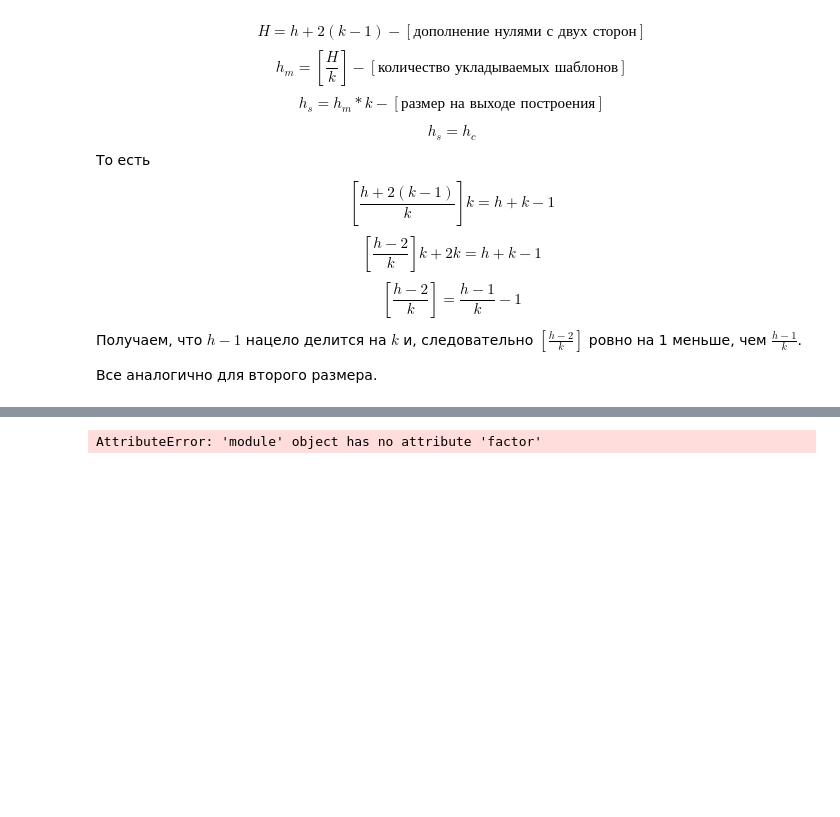
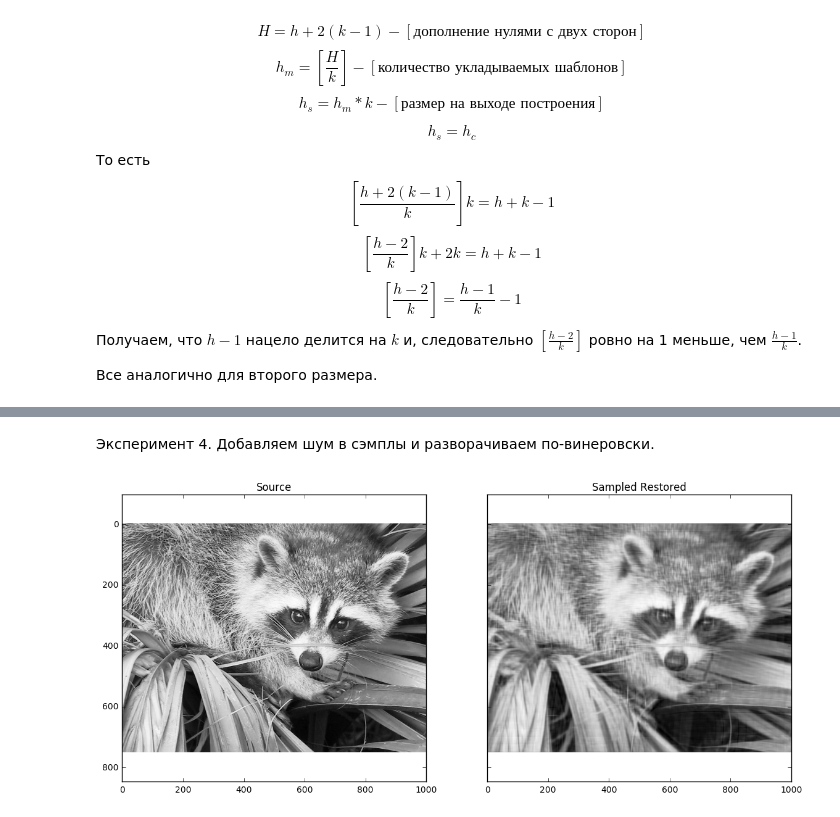
Before and after one commit to sky-mart/xray, a Jupyter notebook: SciPy/There And Back Again.ipynb, the cells around one changed output, grey strips where cells are left out. Saved outputs shown, nothing was run; the diff lists cells and outputs as text; code cells hidden in the pictures; blank space fills up the shorter version.

```diff
--- a/SciPy/There And Back Again.ipynb
+++ b/SciPy/There And Back Again.ipynb
@@ -180,4 +248,26 @@ show_pics([src, direct_rest], ["Source", "Directly Restored"])
-# %%
-help(np.factor)
-# %% [output]
-AttributeError: 'module' object has no attribute 'factor'
+# %% [markdown]
+Эксперимент 4. Добавляем шум в сэмплы и разворачиваем по-винеровски.
+# %%
+k = 25
+psf = np.ones((k, k)) / k ** 2
+
+src = face(gray=True); # imread("../images/peka.png", flatten=True)
+
+if src.shape[0] % k != 1:
+    src = src[:-((src.shape[0] % k) - 1),:]
+if src.shape[1] % k != 1:
+    src = src[:,:-((src.shape[1] % k) - 1)]
+
+samples = generate_samples(src, psf)
+
+sigma = 0.2
+for i in xrange(samples.shape[0]):
+    for j in xrange(samples.shape[1]):
+        samples[i,j] += np.random.normal(0, sigma, samples[i,j].shape)
+
+sampled_conv = conv_from_samples(samples)
+snr = sampled_conv[psf.shape[0]-1:-(psf.shape[0]-1),psf.shape[1]-1:-(psf.shape[1]-1)].mean() / sigma
+sampled_rest = wiener_deconv2_adjsize(sampled_conv, psf, snr)
+show_pics([src, sampled_rest], ["Source", "Sampled Restored"])
+# %% [output]
+[figure, added]
```
Also changed, not shown: parts of 13 cells of this notebook, 9 other files.
